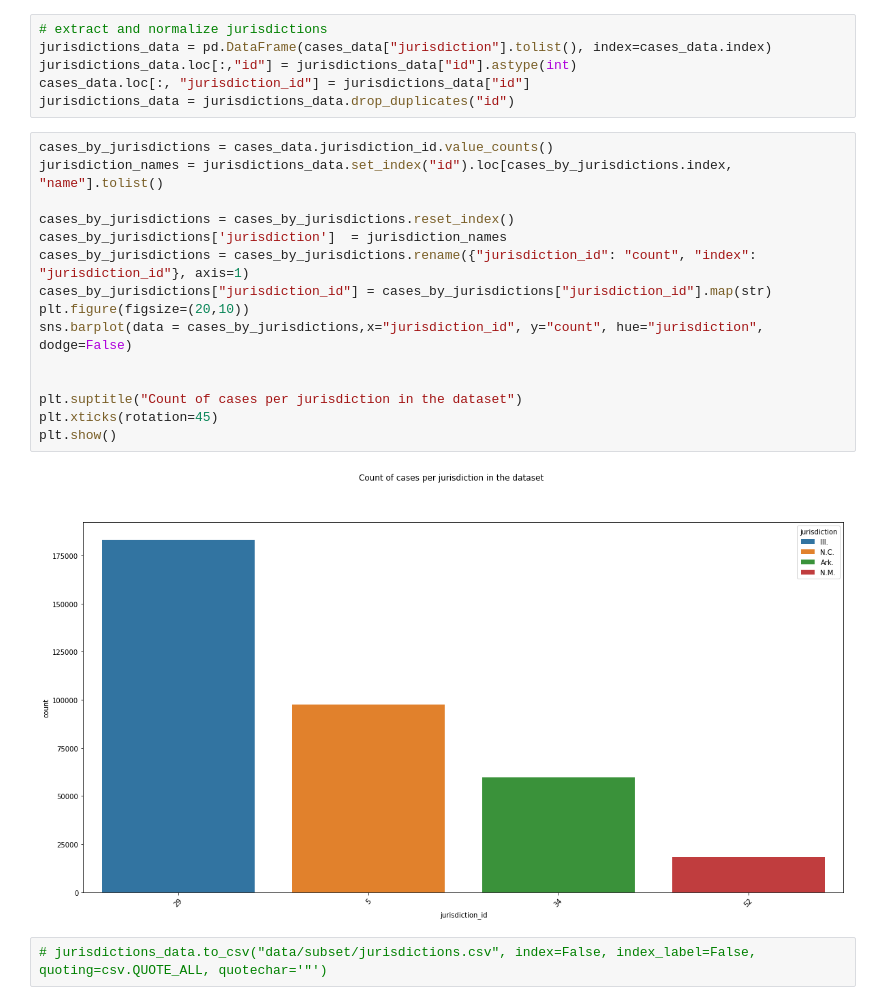
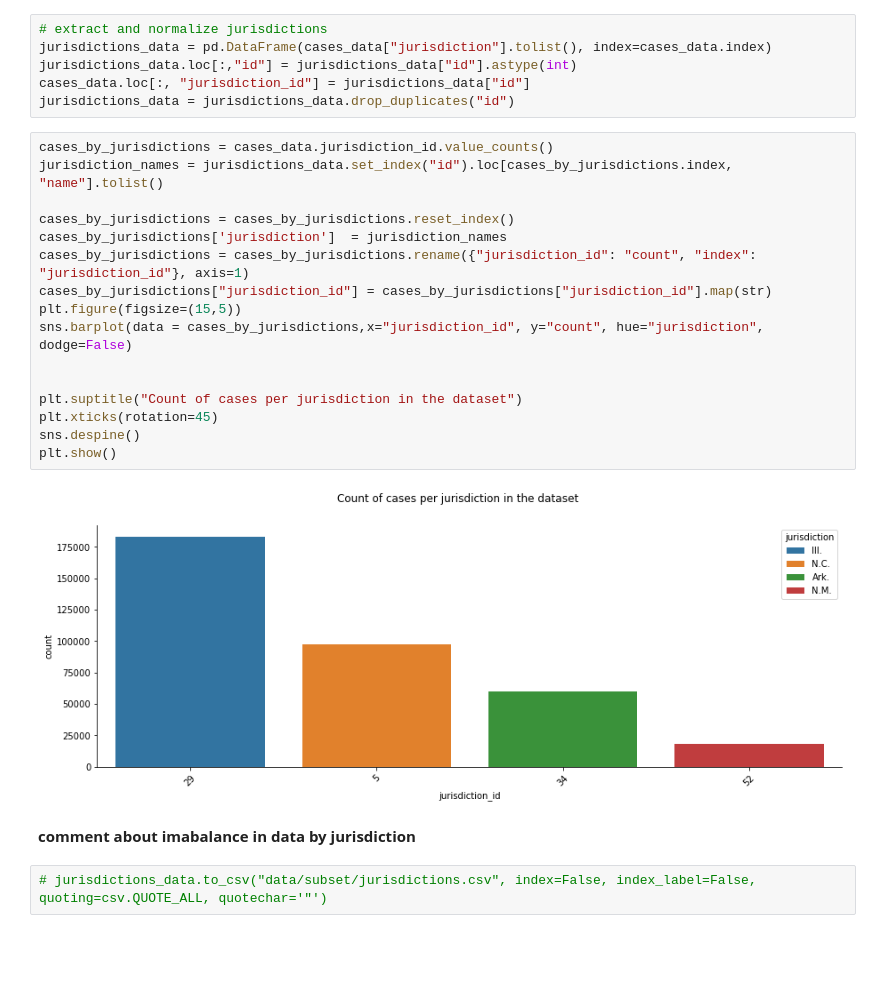
Before and after one commit to parambharat/cs109b-grp9-final-project, a Jupyter notebook: notebooks/grp9-milestone-2-submission.ipynb, the cells around one changed output. Cells and saved outputs as stored; diff of their text form; blank space fills up the shorter version.

Commit message:
update: graphs and text processing baseline

```diff
--- a/notebooks/grp9-milestone-2-submission.ipynb
+++ b/notebooks/grp9-milestone-2-submission.ipynb
@@ -339,20 +317,23 @@ jurisdictions_data = jurisdictions_data.drop_duplicates("id")
 # %%
 cases_by_jurisdictions = cases_data.jurisdiction_id.value_counts()
 jurisdiction_names = jurisdictions_data.set_index("id").loc[cases_by_jurisdictions.index, "name"].tolist()
 
 cases_by_jurisdictions = cases_by_jurisdictions.reset_index()
 cases_by_jurisdictions['jurisdiction']  = jurisdiction_names
 cases_by_jurisdictions = cases_by_jurisdictions.rename({"jurisdiction_id": "count", "index": "jurisdiction_id"}, axis=1)
 cases_by_jurisdictions["jurisdiction_id"] = cases_by_jurisdictions["jurisdiction_id"].map(str)
-plt.figure(figsize=(20,10))
+plt.figure(figsize=(15,5))
 sns.barplot(data = cases_by_jurisdictions,x="jurisdiction_id", y="count", hue="jurisdiction", dodge=False)
 
 
 plt.suptitle("Count of cases per jurisdiction in the dataset")
 plt.xticks(rotation=45)
+sns.despine()
 plt.show()
 # %% [output]
-[figure, old version]
+[figure, new version]
+# %% [markdown]
+**comment about imabalance in data by jurisdiction**
 # %%
 # jurisdictions_data.to_csv("data/subset/jurisdictions.csv", index=False, index_label=False, quoting=csv.QUOTE_ALL, quotechar='"')
 # %%
```
Also changed, not shown: parts of 38 cells of this notebook.
